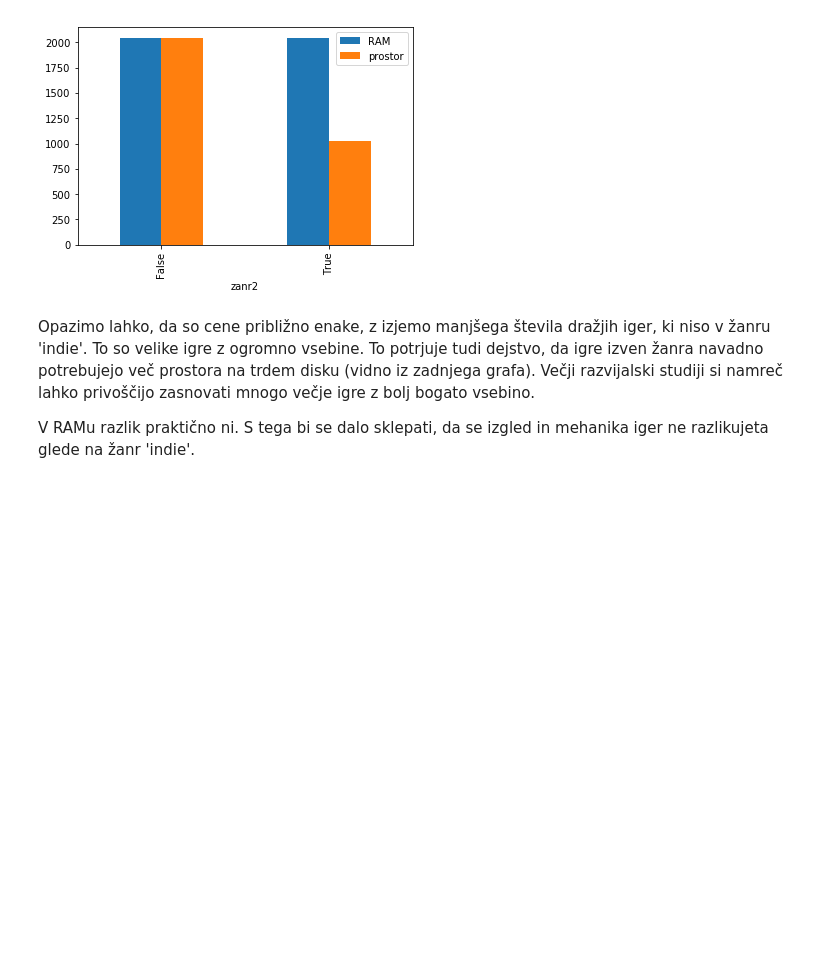
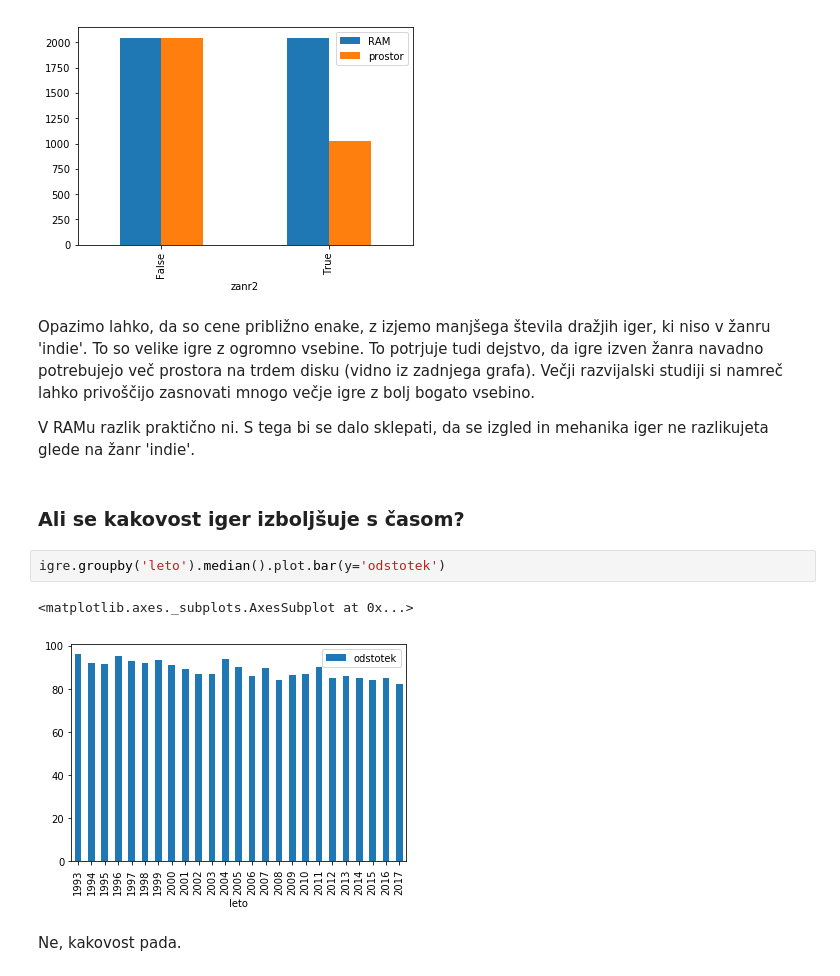
Before and after one commit to gregaSaksida/Steam, a Jupyter notebook: analiza.ipynb, the cells around one changed output. Drawn from its saved outputs; the diff is of its cells as text; blank space fills up the shorter version.

Commit message:
Dodan pregled kakovosti iger glede na leto.

```diff
--- a/analiza.ipynb
+++ b/analiza.ipynb
@@ -251,3 +251,12 @@ tabela1.groupby('zanr2').median().plot.bar(y=['RAM', 'prostor'], secondary_y=('o
 Opazimo lahko, da so cene približno enake, z izjemo manjšega števila dražjih iger, ki niso v žanru 'indie'. To so velike igre z ogromno vsebine. To potrjuje tudi dejstvo, da igre izven žanra navadno potrebujejo več prostora na trdem disku (vidno iz zadnjega grafa). Večji razvijalski studiji si namreč lahko privoščijo zasnovati mnogo večje igre z bolj bogato vsebino.
 
 V RAMu razlik praktično ni. S tega bi se dalo sklepati, da se izgled in mehanika iger ne razlikujeta glede na žanr 'indie'.
+# %% [markdown]
+### Ali se kakovost iger izboljšuje s časom?
+# %%
+igre.groupby('leto').median().plot.bar(y='odstotek')
+# %% [output]
+<matplotlib.axes._subplots.AxesSubplot at 0x...>
+[figure, added]
+# %% [markdown]
+Ne, kakovost pada.
```
